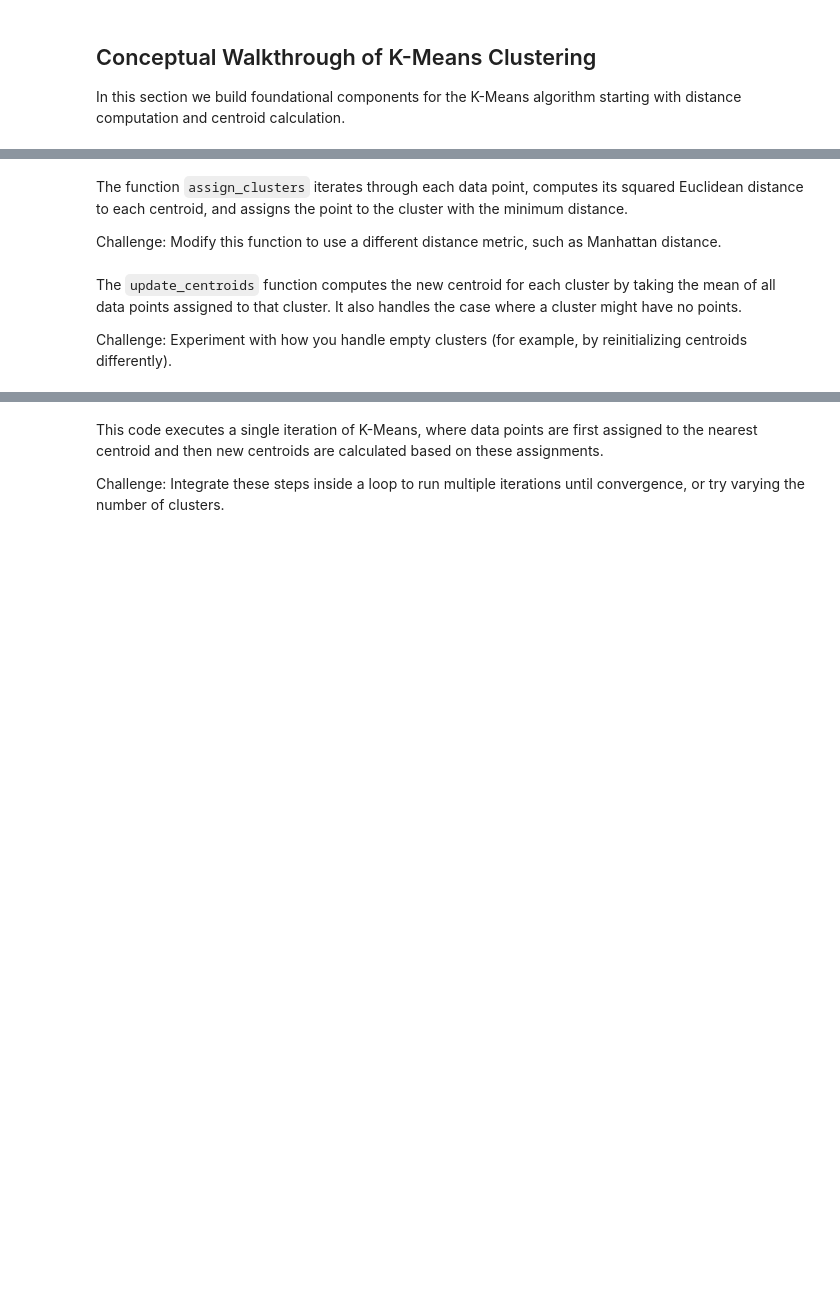
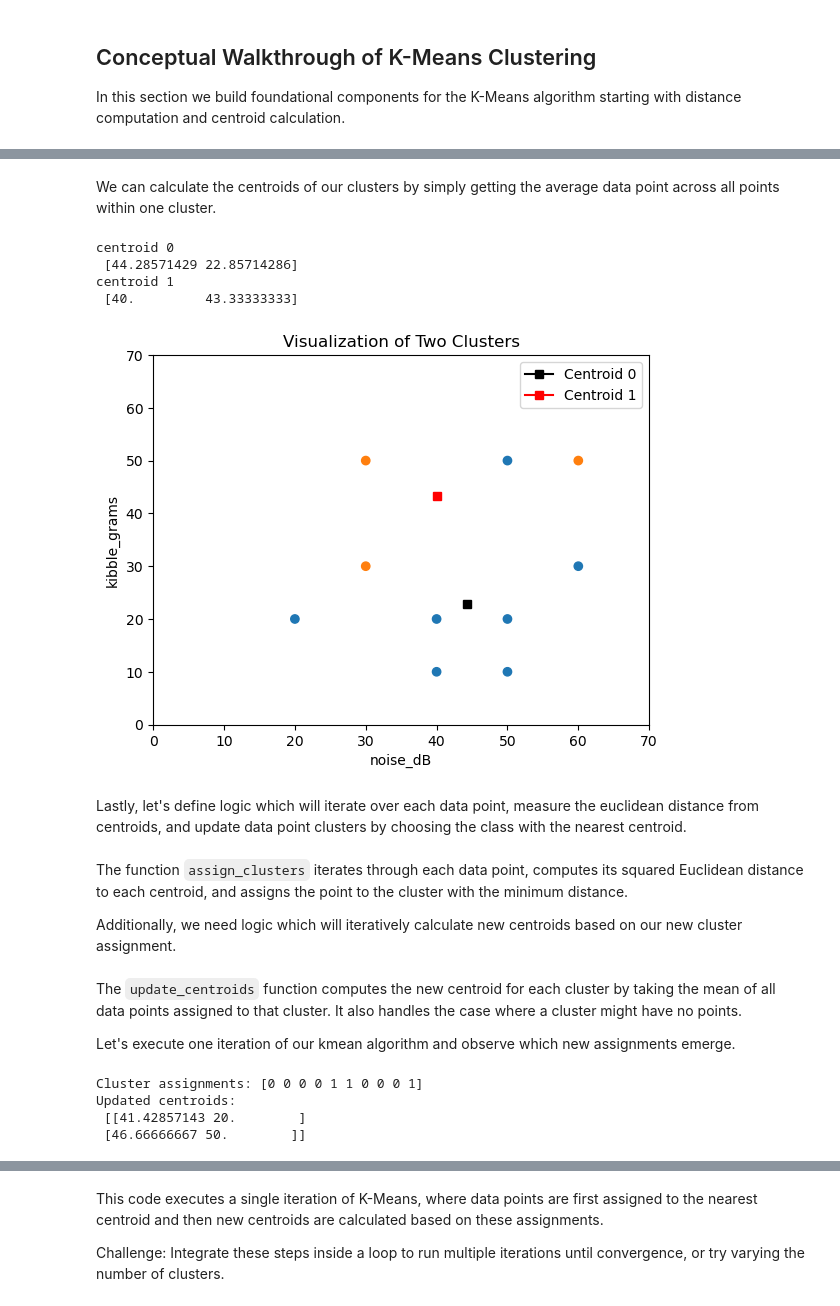
Before and after one commit to sps718/ds2025, a Jupyter notebook: content/phase2/week07/kmeans.ipynb, the cells around one changed output, grey strips where cells are left out. Drawn from its saved outputs; the diff is of its cells as text; code cells hidden in the pictures; blank space fills up the shorter version.

```diff
--- a/content/phase2/week07/kmeans.ipynb
+++ b/content/phase2/week07/kmeans.ipynb
@@ -46,5 +89,0 @@ Challenge: Re-implement this function using `np.linalg.norm` (with the result sq
-# %%
-# Compute the centroid of a set of points
-points = np.array([[1, 2], [2, 3], [3, 4]])
-centroid = points.mean(axis=0)
-print('Centroid:', centroid)
@@ -83,0 +90,7 @@ Challenge: Modify the random seed or change the number of centroids selected to
+# %%
+# get clusters
+cluster0 = points[clusters == 0]
+cluster1 = points[clusters == 1]
+
+print("cluster 0\n", cluster0)
+print("cluster 1\n", cluster1)
@@ -84,3 +110,32 @@ Challenge: Modify the random seed or change the number of centroids selected to
+# %% [markdown]
+We can calculate the centroids of our clusters by simply getting the average data point across all points within one cluster.
+# %%
+centroid0 = cluster0.mean(axis=0)
+centroid1 = cluster1.mean(axis=0)
+
+print("centroid 0\n", centroid0)
+print("centroid 1\n", centroid1)
+# %% [output]
+centroid 0
+ [44.28571429 22.85714286]
+centroid 1
+ [40.         43.33333333]
+# %%
+plt.scatter(points[:, 0], points[:, 1],  c=np.vectorize(colors.get)(clusters))
+plt.plot(centroid0[0],centroid0[1],marker='s', c='black', label='Centroid 0')
+plt.plot(centroid1[0],centroid1[1],marker='s', c='red', label='Centroid 1')
+plt.title('Visualization of Two Clusters')
+
+plt.xlim([0, 70])
+plt.ylim([0, 70])
+plt.xlabel('noise_dB')
+plt.ylabel('kibble_grams')
+plt.legend()
+plt.show()
+# %% [output]
+[figure, added]
+# %% [markdown]
+Lastly, let's define logic which will iterate over each data point, measure the euclidean distance from centroids, and update data point clusters by choosing the class with the nearest centroid.
 # %%
 def assign_clusters(data, centroids):
     """Assign each data point to the closest centroid using squared Euclidean distance."""
@@ -92,7 +147,7 @@ def assign_clusters(data, centroids):
 # %% [markdown]
 The function `assign_clusters` iterates through each data point, computes its squared Euclidean distance to each centroid, and assigns the point to the cluster with the minimum distance.
 
-Challenge: Modify this function to use a different distance metric, such as Manhattan distance.
+Additionally, we need logic which will iteratively calculate new centroids based on our new cluster assignment.
 # %%
 def update_centroids(data, clusters, K):
     """Calculate new centroids as the mean of data points in each cluster."""
@@ -104,10 +159,18 @@ def update_centroids(data, clusters, K):
 # %% [markdown]
 The `update_centroids` function computes the new centroid for each cluster by taking the mean of all data points assigned to that cluster. It also handles the case where a cluster might have no points.
 
-Challenge: Experiment with how you handle empty clusters (for example, by reinitializing centroids differently).
+Let's execute one iteration of our kmean algorithm and observe which new assignments emerge.
 # %%
-# One iteration: assign clusters and update centroids
-clusters = assign_clusters(data, centroids)
-new_centroids = update_centroids(data, clusters, K=2)
+# one iteration: assign clusters and update centroids
+centroids = [centroid0, centroid1]
+
+clusters = assign_clusters(points, centroids)
+new_centroids = update_centroids(points, clusters, K=2)
+
 print('Cluster assignments:', clusters)
 print('Updated centroids:\n', new_centroids)
+# %% [output]
+Cluster assignments: [0 0 0 0 1 1 0 0 0 1]
+Updated centroids:
+ [[41.42857143 20.        ]
+ [46.66666667 50.        ]]
```
Also changed, not shown: parts of 63 cells of this notebook, 1 other file.
